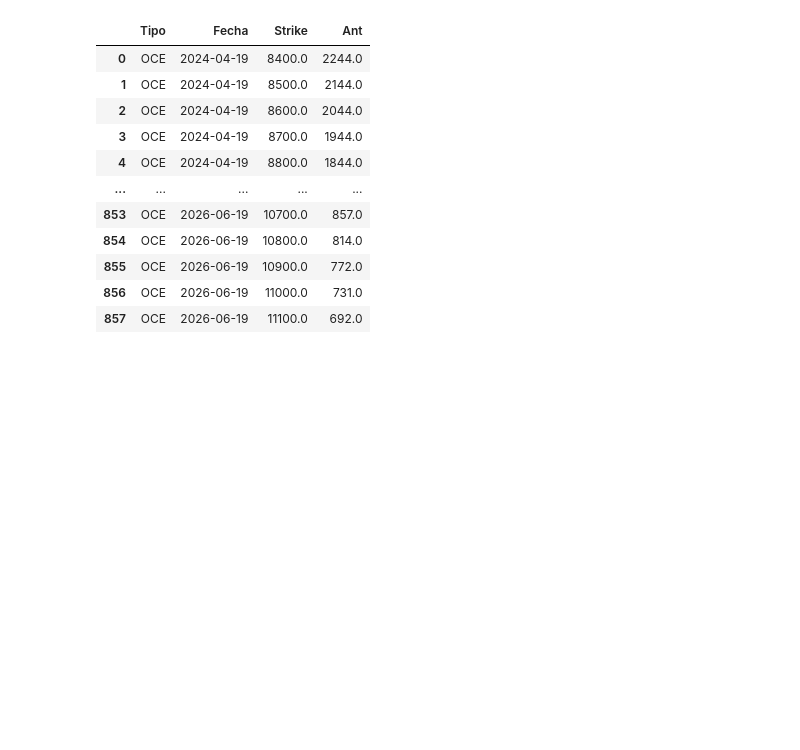
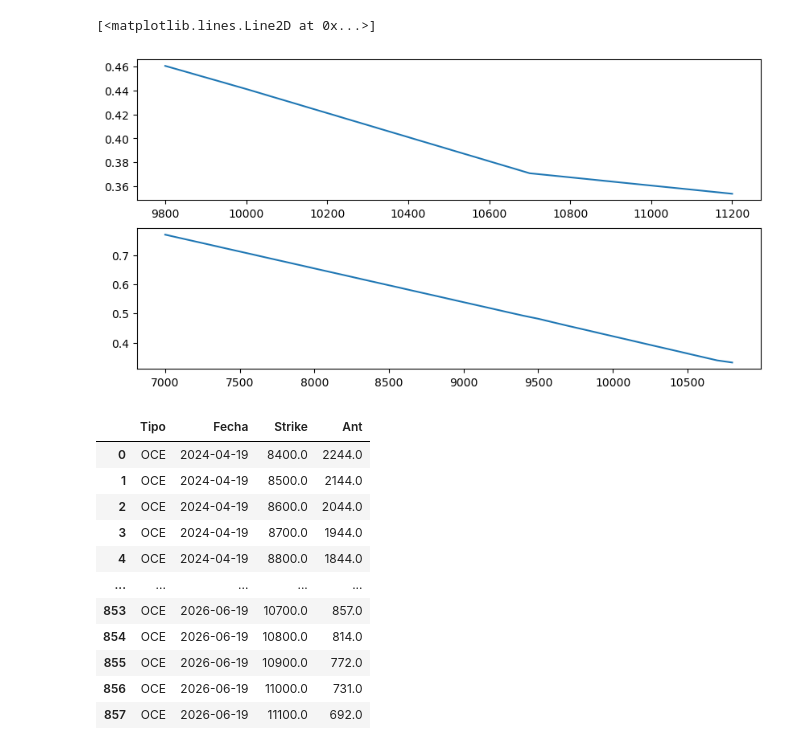
Before and after one commit to aperezcoscu/Practica-3, a Jupyter notebook: Practica.ipynb, the cells around one changed output. Saved outputs shown, nothing was run; the diff lists cells and outputs as text; code cells hidden in the pictures; blank space fills up the shorter version.

```diff
--- a/Practica.ipynb
+++ b/Practica.ipynb
@@ -159,0 +150,19 @@ df_calls
+# %%
+price_sub = df_futuros.loc[0, 'Ant']
+rfr = 0
+dia_futuro = df_futuros.loc[0, 'Vencimiento']
+# Corrección en la línea para calcular T
+T = (pd.to_datetime(dia_futuro) - pd.Timestamp.now()).days / 365.25
+# %%
+# Calcular volatilidad implícita para cada opción
+df_calls['Volatilidad Implícita'] = [
+    implied_volatility(row['Tipo'], row['Ant'], price_sub, row['Strike'], T, rfr) for index, row in df_calls.iterrows()
+]
+# %%
+# Calcular volatilidad implícita para cada opción
+df_puts['Volatilidad Implícita'] = [
+    implied_volatility(row['Tipo'], row['Ant'], price_sub, row['Strike'], T, rfr) for index, row in df_puts.iterrows()
+]
+# %%
+call_dates = {f"Fecha {i+1}": group for i, (name, group) in enumerate(df_calls.groupby('Fecha'))}
+put_dates = {f"Fecha {i+1}": group for i, (name, group) in enumerate(df_puts.groupby('Fecha'))}
@@ -160,3 +180,16 @@ df_calls
+# %%
+date = 6
+fecha = f'Fecha {date}'
+
+# Graficar Volatilidad Implícita en función de Strike
+plt.figure(figsize=(10, 5))
+plt.subplot(2,1,1)
+plt.plot(call_dates[fecha]['Strike'], call_dates[fecha]['Volatilidad Implícita'])
+plt.subplot(2,1,2)
+plt.plot(put_dates[fecha]['Strike'], put_dates[fecha]['Volatilidad Implícita'])
+# %% [output]
+[<matplotlib.lines.Line2D at 0x...>]
+[figure, added]
 # %%
 fechas = [dia for dia in resultados['Call'].keys()]
 # %%
```
Also changed, not shown: parts of 18 cells of this notebook, 1 other file.
